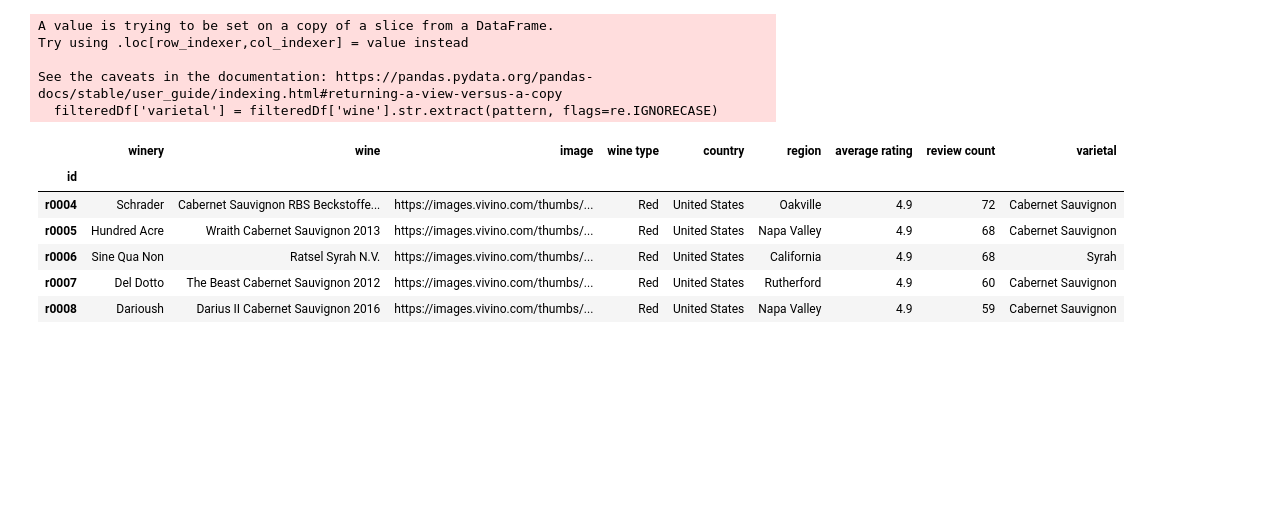
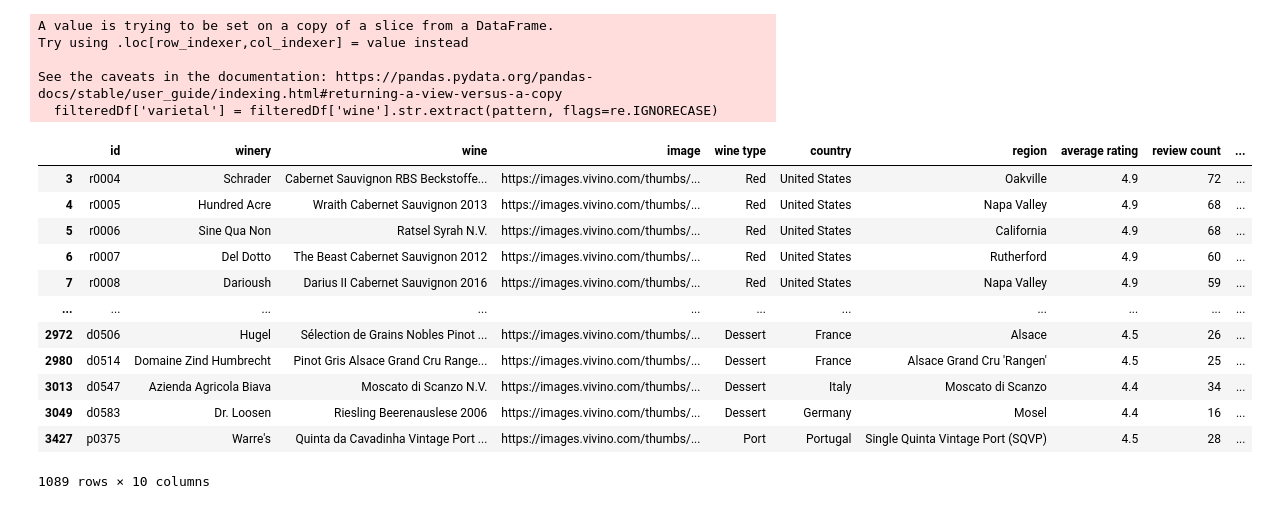
Before and after one commit to SantDRS/G3_Project3, a Jupyter notebook: starterCode.ipynb, the cells around one changed output. Drawn from its saved outputs; the diff is of its cells as text; code cells hidden in the pictures; blank space fills up the shorter version.

Commit message:
Adding relational tables

```diff
--- a/starterCode.ipynb
+++ b/starterCode.ipynb
@@ -300,7 +341,7 @@ varietalLs = ['Pinot Noir', 'Cabernet Sauvignon', 'Merlot', 'Syrah', 'Malbec', '
 import re
 # %%
 # reasign Dfs (avoid timeout with API)
-wineDf = pd.read_csv('wine.csv', index_col = 'id')
+wineDf = pd.read_csv('wine.csv')
 # %%
 #
 filteredDf = wineDf[wineDf['wine'].str.contains('|'.join(varietalLs))]
@@ -317,12 +358,18 @@ Try using .loc[row_indexer,col_indexer] = value instead
 See the caveats in the documentation: https://pandas.pydata.org/pandas-docs/stable/user_guide/indexing.html#returning-a-view-versus-a-copy
   filteredDf['varietal'] = filteredDf['wine'].str.extract(pattern, flags=re.IGNORECASE)
 # %%
-filteredDf.head()
+filteredDf
 # %% [output]
-|  | winery | wine | image | wine type | country | region | average rating | review count | varietal |
-| id |  |  |  |  |  |  |  |  |  |
-| r0004 | Schrader | Cabernet Sauvignon RBS Beckstoffe... | https://images.vivino.com/thumbs/... | Red | United States | Oakville | 4.9 | 72 | Cabernet Sauvignon |
-| r0005 | Hundred Acre | Wraith Cabernet Sauvignon 2013 | https://images.vivino.com/thumbs/... | Red | United States | Napa Valley | 4.9 | 68 | Cabernet Sauvignon |
-| r0006 | Sine Qua Non | Ratsel Syrah N.V. | https://images.vivino.com/thumbs/... | Red | United States | California | 4.9 | 68 | Syrah |
-| r0007 | Del Dotto | The Beast Cabernet Sauvignon 2012 | https://images.vivino.com/thumbs/... | Red | United States | Rutherford | 4.9 | 60 | Cabernet Sauvignon |
-| r0008 | Darioush | Darius II Cabernet Sauvignon 2016 | https://images.vivino.com/thumbs/... | Red | United States | Napa Valley | 4.9 | 59 | Cabernet Sauvignon |
+|  | id | winery | wine | image | wine type | country | region | average rating | review count | ... |
+| 3 | r0004 | Schrader | Cabernet Sauvignon RBS Beckstoffe... | https://images.vivino.com/thumbs/... | Red | United States | Oakville | 4.9 | 72 | ... |
+| 4 | r0005 | Hundred Acre | Wraith Cabernet Sauvignon 2013 | https://images.vivino.com/thumbs/... | Red | United States | Napa Valley | 4.9 | 68 | ... |
+| 5 | r0006 | Sine Qua Non | Ratsel Syrah N.V. | https://images.vivino.com/thumbs/... | Red | United States | California | 4.9 | 68 | ... |
+| 6 | r0007 | Del Dotto | The Beast Cabernet Sauvignon 2012 | https://images.vivino.com/thumbs/... | Red | United States | Rutherford | 4.9 | 60 | ... |
+| 7 | r0008 | Darioush | Darius II Cabernet Sauvignon 2016 | https://images.vivino.com/thumbs/... | Red | United States | Napa Valley | 4.9 | 59 | ... |
+| ... | ... | ... | ... | ... | ... | ... | ... | ... | ... | ... |
+| 2972 | d0506 | Hugel | Sélection de Grains Nobles Pinot ... | https://images.vivino.com/thumbs/... | Dessert | France | Alsace | 4.5 | 26 | ... |
+| 2980 | d0514 | Domaine Zind Humbrecht | Pinot Gris Alsace Grand Cru Range... | https://images.vivino.com/thumbs/... | Dessert | France | Alsace Grand Cru 'Rangen' | 4.5 | 25 | ... |
+| 3013 | d0547 | Azienda Agricola Biava | Moscato di Scanzo N.V. | https://images.vivino.com/thumbs/... | Dessert | Italy | Moscato di Scanzo | 4.4 | 34 | ... |
+| 3049 | d0583 | Dr. Loosen | Riesling Beerenauslese 2006 | https://images.vivino.com/thumbs/... | Dessert | Germany | Mosel | 4.4 | 16 | ... |
+| 3427 | p0375 | Warre's | Quinta da Cavadinha Vintage Port ... | https://images.vivino.com/thumbs/... | Port | Portugal | Single Quinta Vintage Port (SQVP) | 4.5 | 28 | ... |
+1089 rows × 10 columns
```
Also changed, not shown: parts of 25 cells of this notebook, 7 other files.
